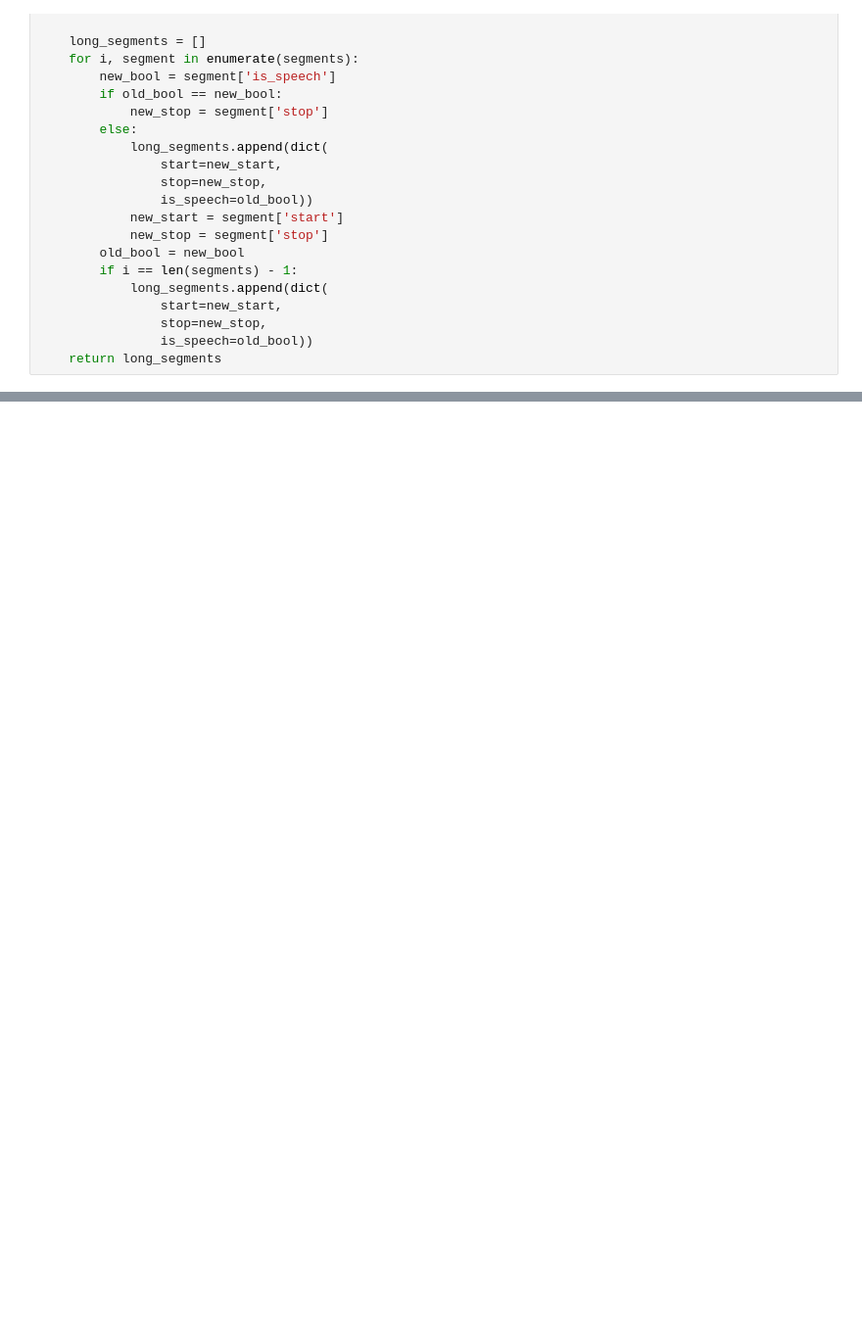
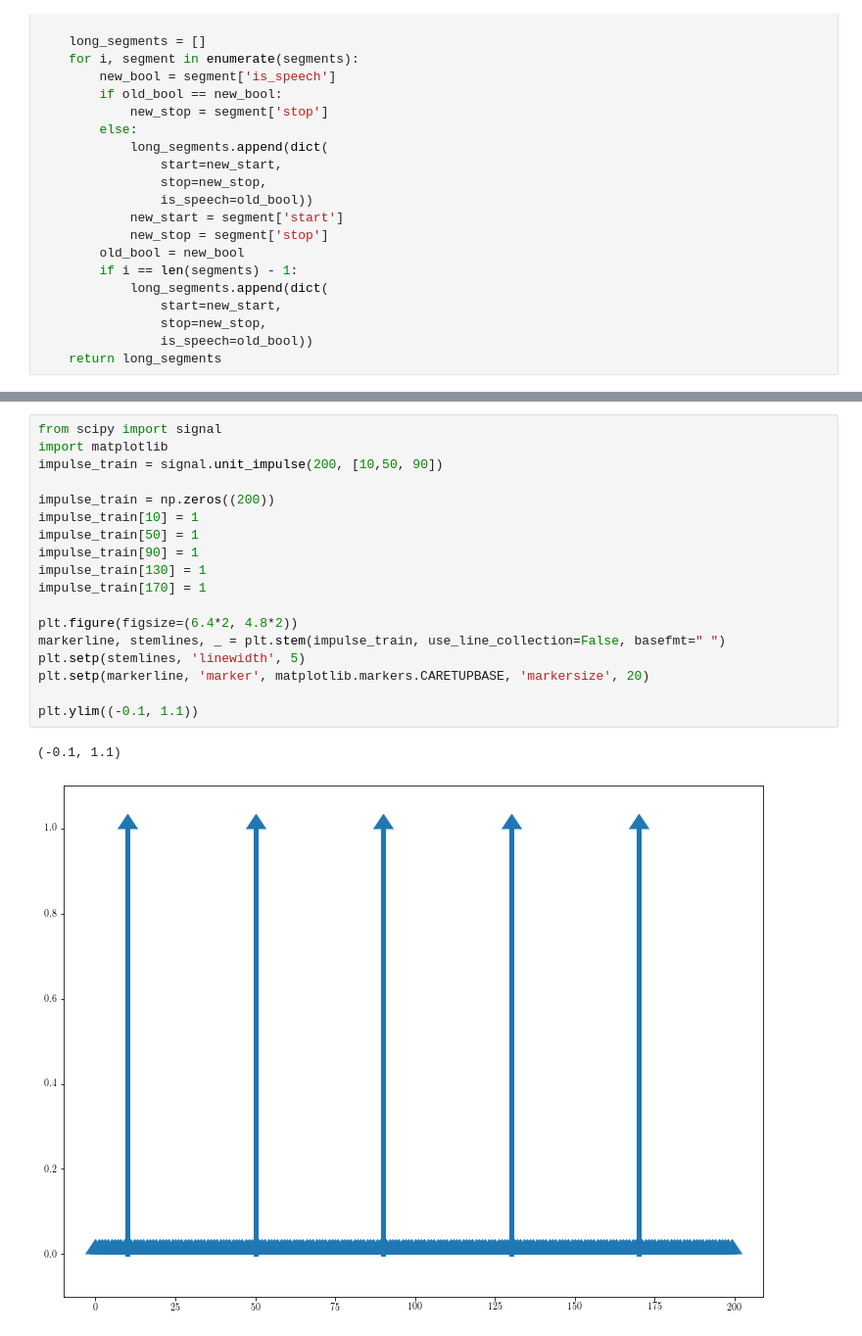
Before and after one commit to polimi-ispl/STLT_spoof_speech_detection, a Jupyter notebook: notebook/lpc+ltp.ipynb, the cells around one changed output, grey strips where cells are left out. Shown at 98% size. Cells and saved outputs as stored; diff of their text form; blank space fills up the shorter version.

```diff
--- a/notebook/lpc+ltp.ipynb
+++ b/notebook/lpc+ltp.ipynb
@@ -229,0 +286,21 @@ int(np.round(0.005 * 22050))
+# %%
+from scipy import signal
+import matplotlib
+impulse_train = signal.unit_impulse(200, [10,50, 90])
+
+impulse_train = np.zeros((200))
+impulse_train[10] = 1
+impulse_train[50] = 1
+impulse_train[90] = 1
+impulse_train[130] = 1
+impulse_train[170] = 1
+
+plt.figure(figsize=(6.4*2, 4.8*2))
+markerline, stemlines, _ = plt.stem(impulse_train, use_line_collection=False, basefmt=" ")
+plt.setp(stemlines, 'linewidth', 5)
+plt.setp(markerline, 'marker', matplotlib.markers.CARETUPBASE, 'markersize', 20)
+
+plt.ylim((-0.1, 1.1))
+# %% [output]
+(-0.1, 1.1)
+[figure, added]
```
Also changed, not shown: parts of 18 cells of this notebook, 28 other files.
